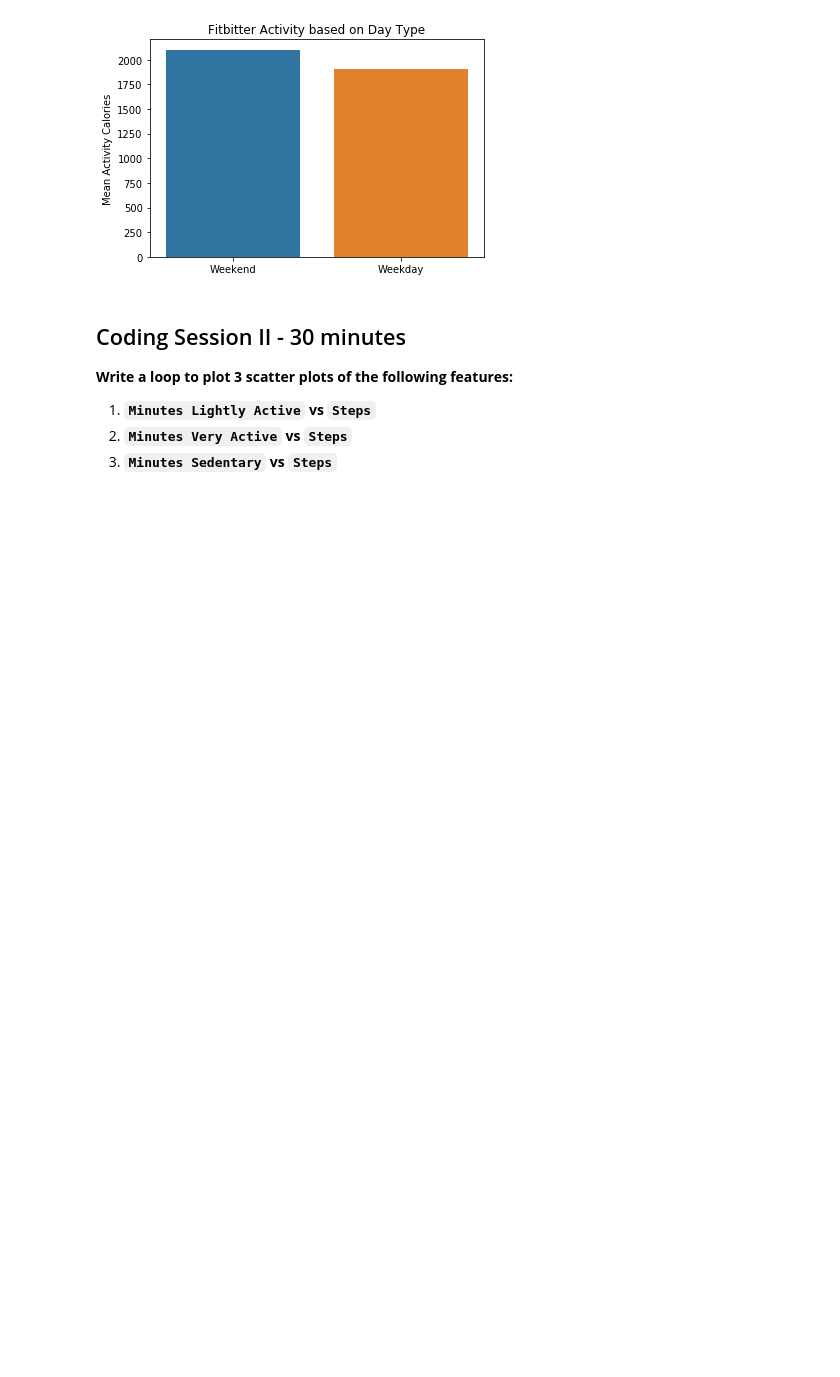
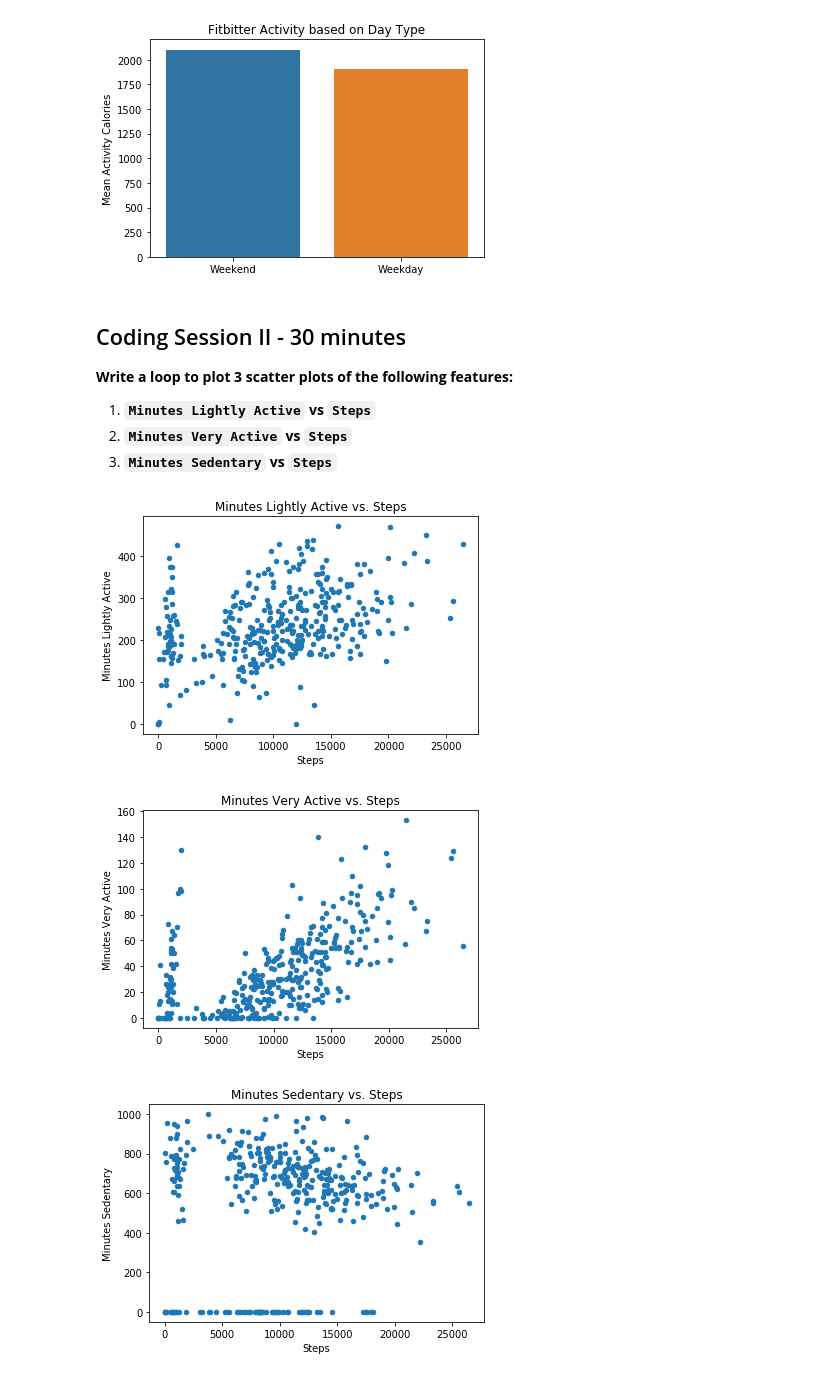
Before and after one commit to marisfont/madrid-oct-2018, a Jupyter notebook: module-2/lab-matplotlib-seaborn/your-code/challenge-2.ipynb, the cells around one changed output. Drawn from its saved outputs; the diff is of its cells as text; code cells hidden in the pictures; blank space fills up the shorter version.

```diff
--- a/module-2/lab-matplotlib-seaborn/your-code/challenge-2.ipynb
+++ b/module-2/lab-matplotlib-seaborn/your-code/challenge-2.ipynb
@@ -108,0 +107,10 @@ ax.set_xticklabels(['Weekend','Weekday'])
+# %%
+columns = ['Minutes Lightly Active','Minutes Very Active','Minutes Sedentary']
+
+for column in columns:
+    fitbit.plot(x='Steps', y=column, kind='scatter')
+    plt.title(column + " vs. Steps")
+# %% [output]
+[figure, added]
+[figure, added]
+[figure, added]
```
Also changed, not shown: parts of 1 cell of this notebook.
